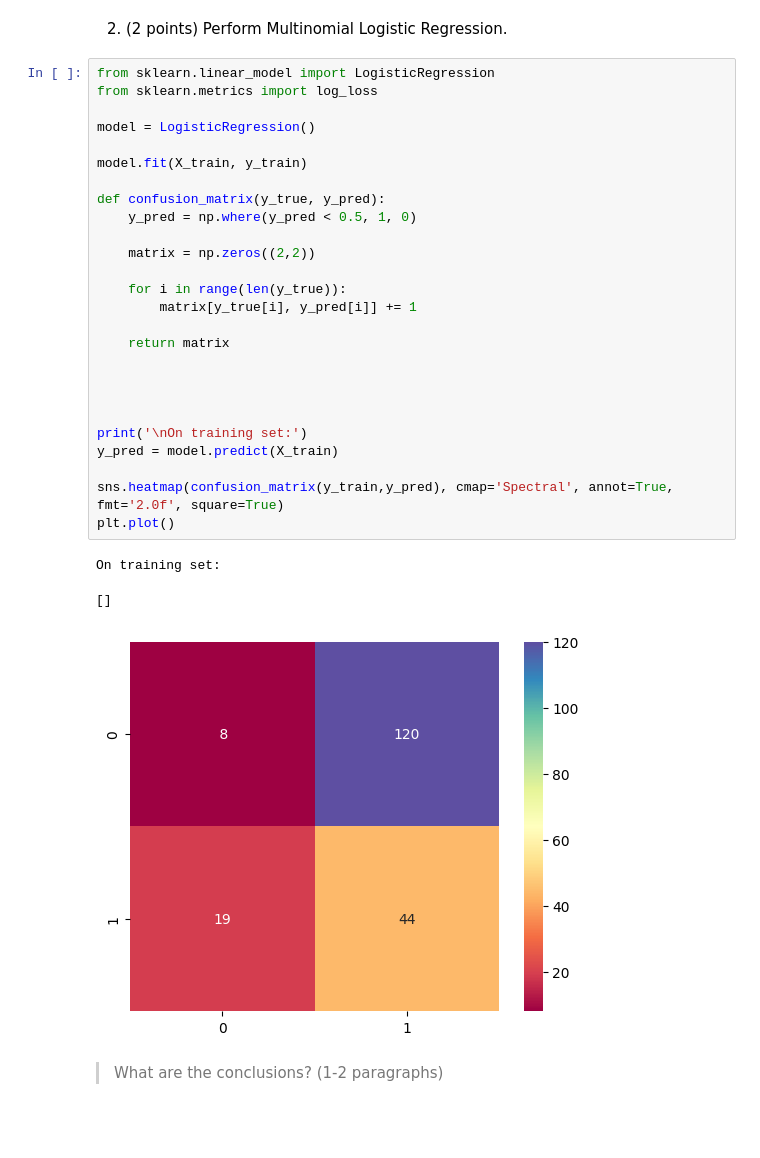
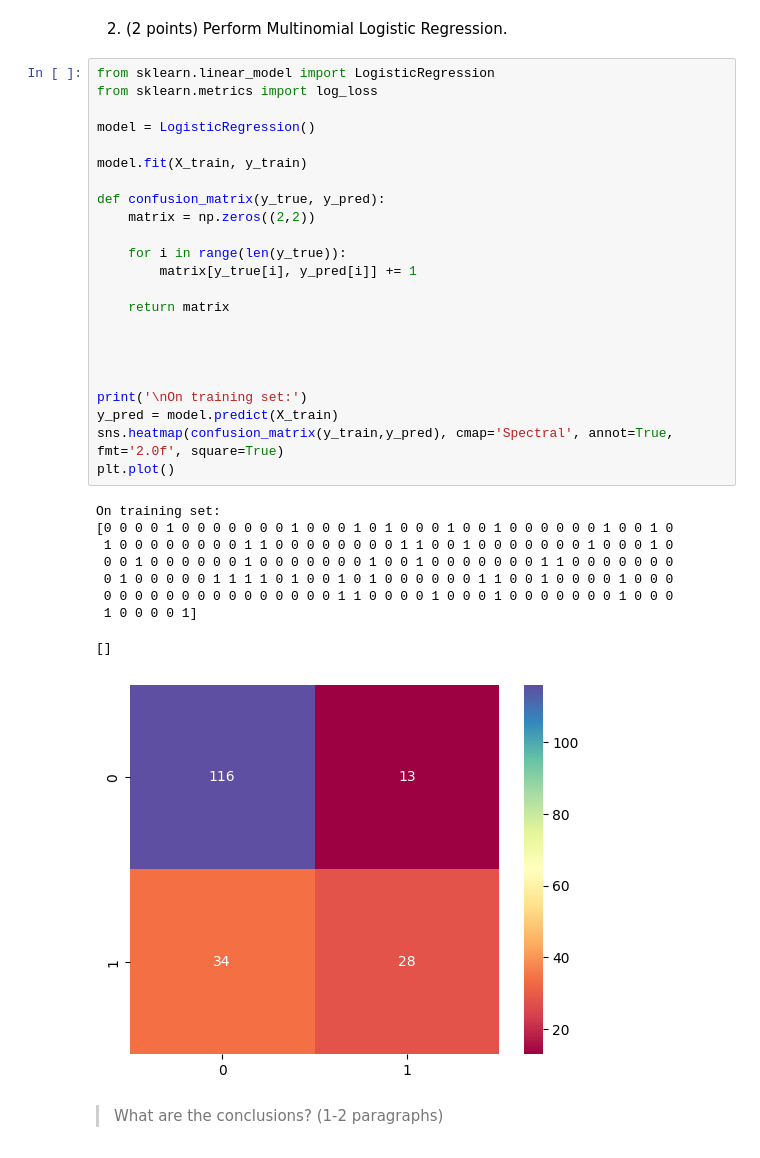
Before and after one commit to DanielGardin/MO444, a Jupyter notebook: T2_Classical_Techniques.ipynb, the cells around one changed output. Drawn from its saved outputs; the diff is of its cells as text; blank space fills up the shorter version.

```diff
--- a/T2_Classical_Techniques.ipynb
+++ b/T2_Classical_Techniques.ipynb
@@ -704,33 +685,36 @@ X_test  = standardization.transform(X_test)
 # %%
 from sklearn.linear_model import LogisticRegression
 from sklearn.metrics import log_loss
 
 model = LogisticRegression()
 
 model.fit(X_train, y_train)
 
 def confusion_matrix(y_true, y_pred):
-    y_pred = np.where(y_pred < 0.5, 1, 0)
-
     matrix = np.zeros((2,2))
 
     for i in range(len(y_true)):
         matrix[y_true[i], y_pred[i]] += 1
 
     return matrix
 
 
 
 
 print('\nOn training set:')
 y_pred = model.predict(X_train)
-
 sns.heatmap(confusion_matrix(y_train,y_pred), cmap='Spectral', annot=True, fmt='2.0f', square=True)
 plt.plot()
 # %% [output]
 On training set:
+[0 0 0 0 1 0 0 0 0 0 0 0 1 0 0 0 1 0 1 0 0 0 1 0 0 1 0 0 0 0 0 0 1 0 0 1 0
+ 1 0 0 0 0 0 0 0 0 1 1 0 0 0 0 0 0 0 0 1 1 0 0 1 0 0 0 0 0 0 0 1 0 0 0 1 0
+ 0 0 1 0 0 0 0 0 0 1 0 0 0 0 0 0 0 1 0 0 1 0 0 0 0 0 0 0 1 1 0 0 0 0 0 0 0
+ 0 1 0 0 0 0 0 1 1 1 1 0 1 0 0 1 0 1 0 0 0 0 0 0 1 1 0 0 1 0 0 0 0 1 0 0 0
+ 0 0 0 0 0 0 0 0 0 0 0 0 0 0 0 1 1 0 0 0 0 1 0 0 0 1 0 0 0 0 0 0 0 1 0 0 0
+ 1 0 0 0 0 1]
 []
-[figure, old version]
+[figure, new version]
 # %% [markdown]
 > What are the conclusions? (1-2 paragraphs)
 # %% [markdown]
```
Also changed, not shown: parts of 17 cells of this notebook, 4 other files.
